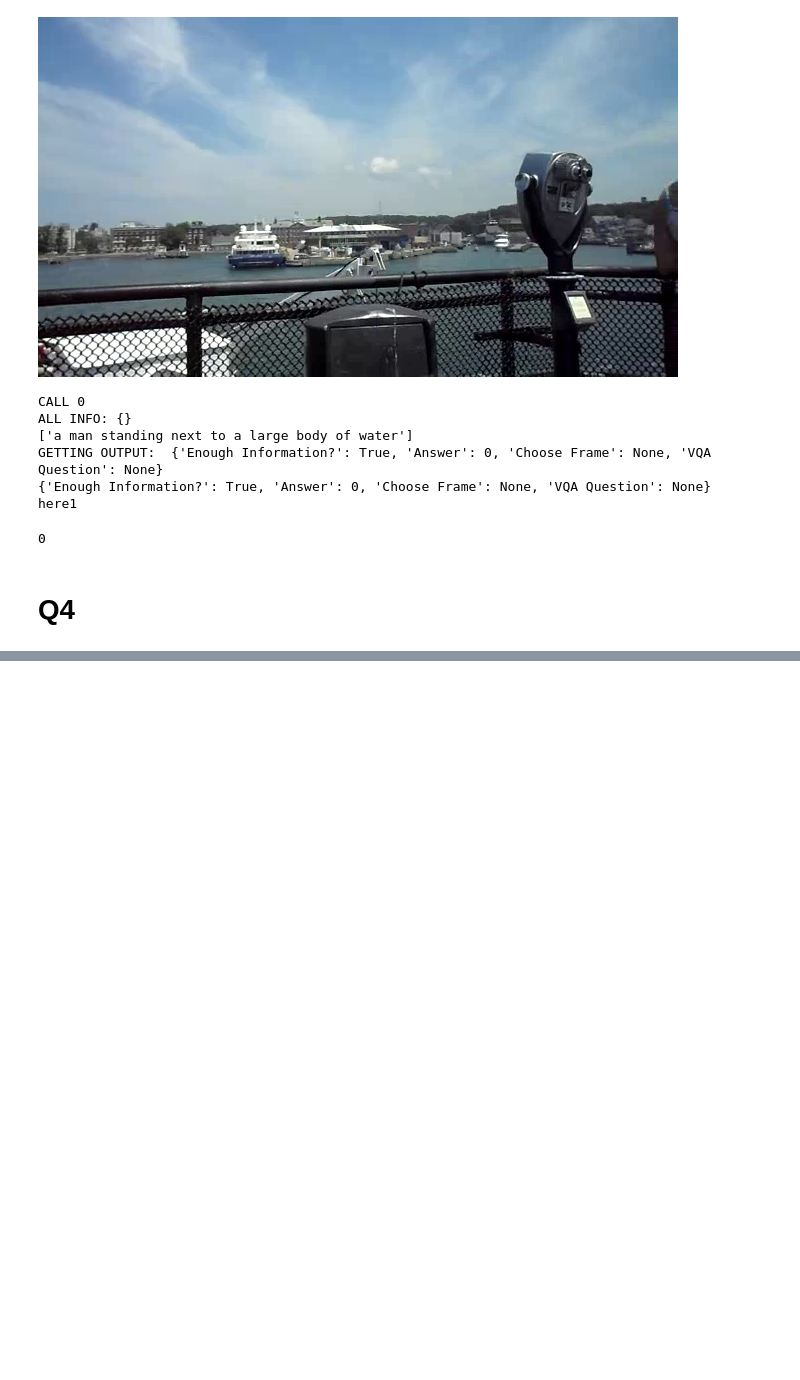
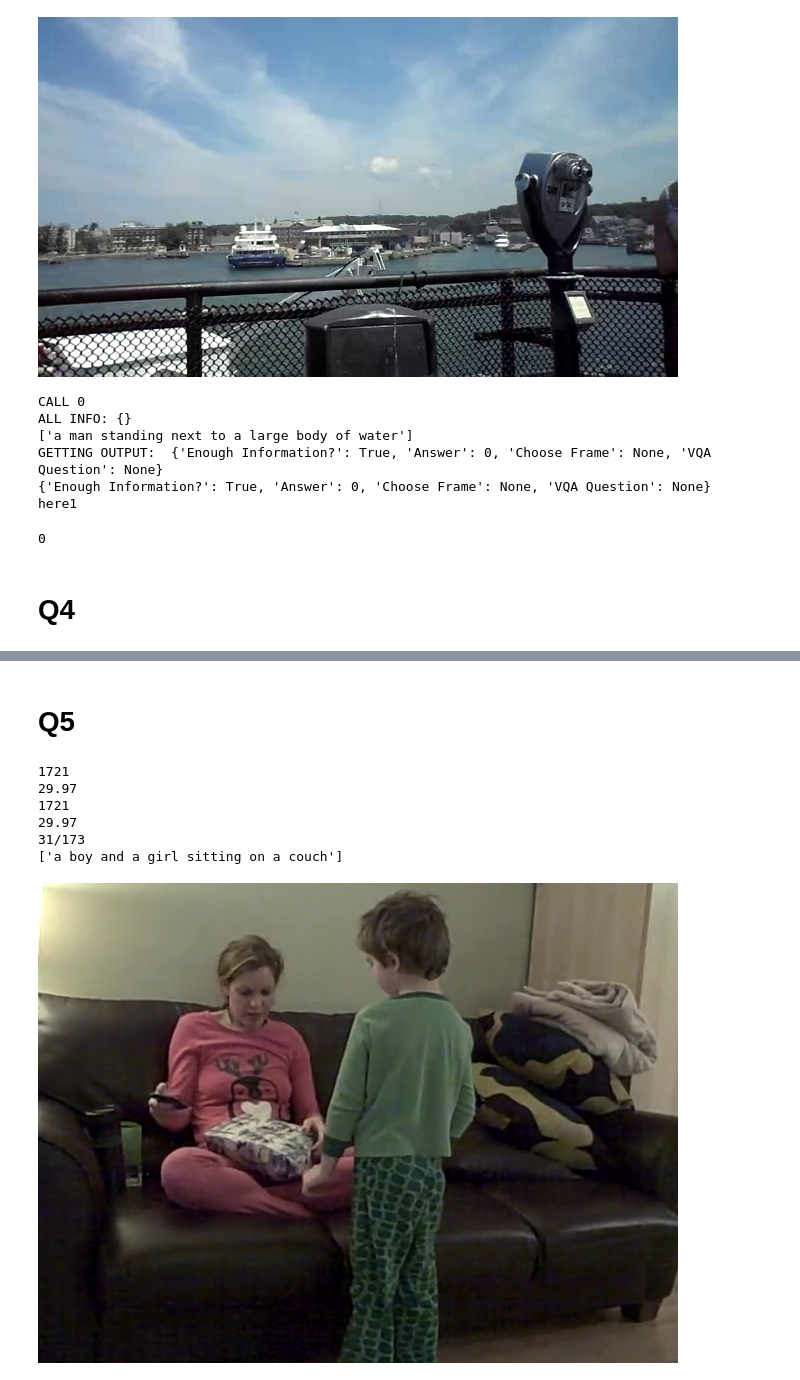
Before and after one commit to chuyishang/vidVQA, a Jupyter notebook: testing_new.ipynb, the cells around one changed output, grey strips where cells are left out. Saved outputs shown, nothing was run; the diff lists cells and outputs as text; code cells hidden in the pictures; blank space fills up the shorter version.

```diff
--- a/testing_new.ipynb
+++ b/testing_new.ipynb
@@ -405,0 +473,17 @@ images, caption = answer_question_half(video_id, question, options, "location of
+# %% [markdown]
+# Q5
+# %%
+video_id = 11566980553
+question = "how does the woman respond after the boy gives her the present?"
+options = ['smile', 'puts present aside and ignore him', 'write something down', 'cry', 'walk back to the man']
+video = get_video(f'/shared/shang/datasets/nextqa/videos/{video_id}.mp4')
+
+images, caption = answer_question_half(video_id, question, options, "woman recieving present from boy")
+# %% [output]
+1721
+29.97
+1721
+29.97
+31/173
+['a boy and a girl sitting on a couch']
+[figure, added]
```
Also changed, not shown: parts of 10 cells of this notebook, 1 other file.
